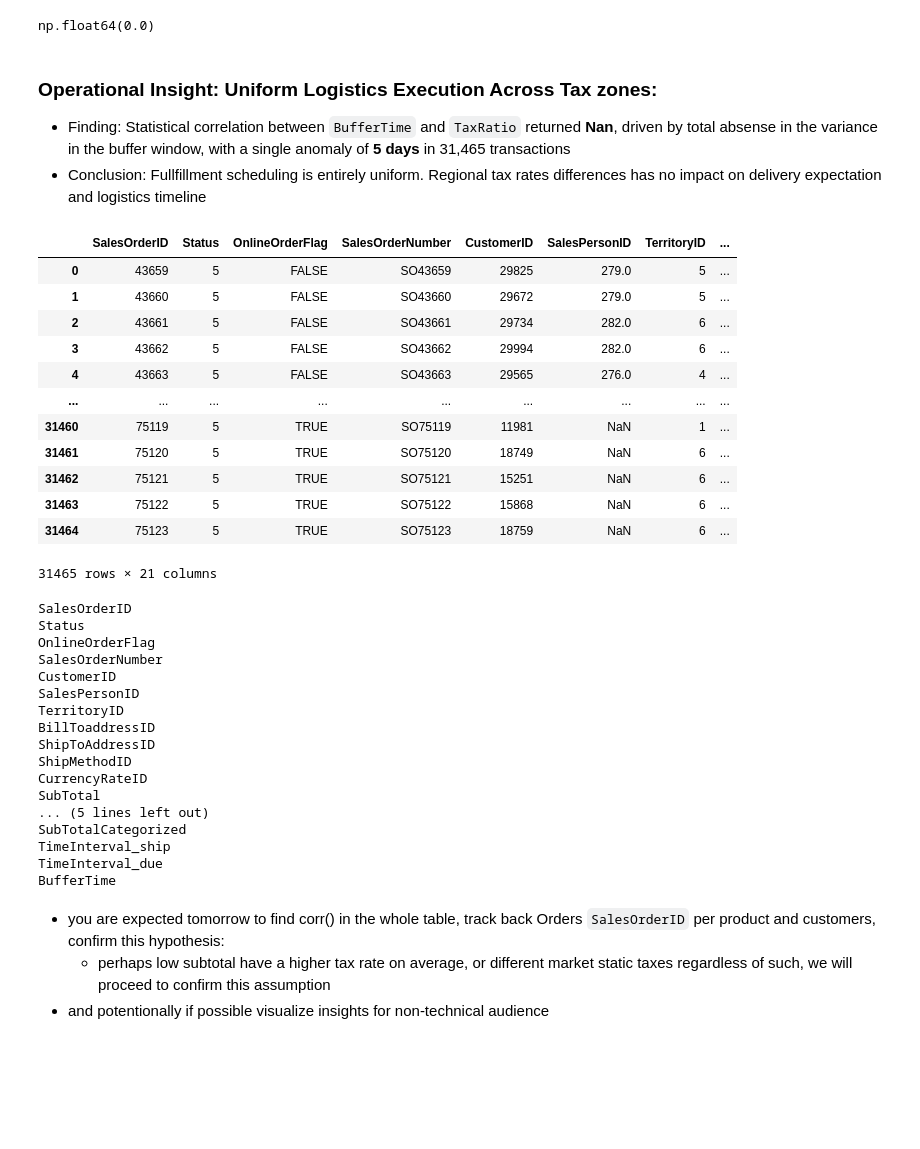
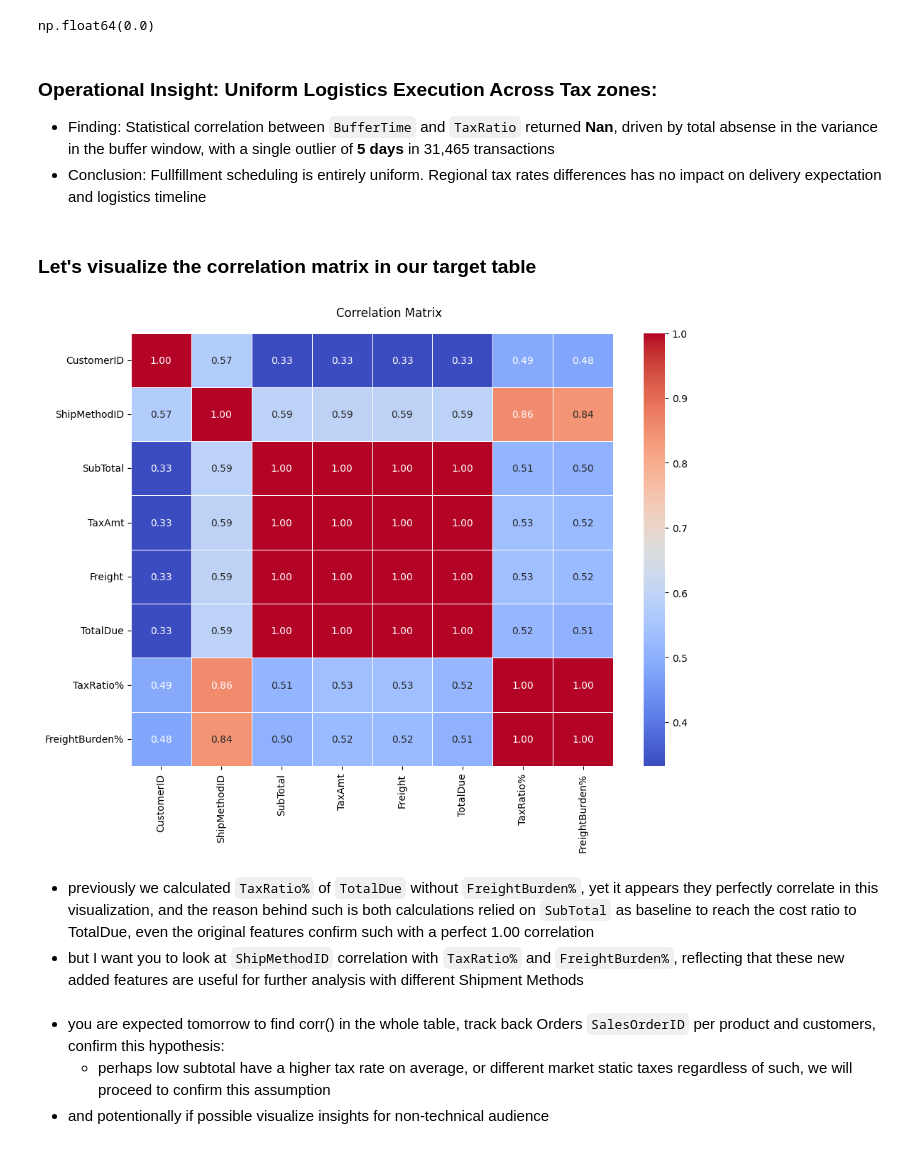
Before and after one commit to AtlasMarbx/AdventureWorks-Data-Migration-and-insight-extraction, a Jupyter notebook: EDA_process.ipynb, the cells around one changed output. Drawn from its saved outputs; the diff is of its cells as text; code cells hidden in the pictures; blank space fills up the shorter version.

```diff
--- a/EDA_process.ipynb
+++ b/EDA_process.ipynb
@@ -250,7 +274,7 @@ Transactions total sum for high paying customers:
 refined_df_orderheader['TaxRatio%'] = np.round(refined_df_orderheader['TaxAmt'] / (refined_df_orderheader['SubTotal'] + refined_df_orderheader['TaxAmt'])*100, 2)
 
 # calculating freight ratio from `TotalDue` for further analysis
-refined_df_orderheader['FreightBurden%'] = np.round((refined_df_orderheader['Freight'] / refined_df_orderheader['TotalDue']) * 100, 2)
+refined_df_orderheader['FreightBurden%'] = np.round(refined_df_orderheader['Freight'] / (refined_df_orderheader['SubTotal'] + refined_df_orderheader['Freight']) * 100, 2)
 
 refined_df_orderheader.head(3)
 # %% [output]
@@ -383,47 +412,38 @@ np.var(time_interval_summary['BufferTime'])
 np.float64(0.0)
 # %% [markdown]
 ### Operational Insight: Uniform Logistics Execution Across Tax zones:
-- Finding: Statistical correlation between `BufferTime` and `TaxRatio` returned **Nan**, driven by total absense in the variance in the buffer window, with a single anomaly of **5 days** in 31,465 transactions
+- Finding: Statistical correlation between `BufferTime` and `TaxRatio` returned **Nan**, driven by total absense in the variance in the buffer window, with a single outlier of **5 days** in 31,465 transactions
 - Conclusion: Fullfillment scheduling is entirely uniform. Regional tax rates differences has no impact on delivery expectation and logistics timeline
+# %% [markdown]
+### Let's visualize the correlation matrix in our target table
 # %%
-temp_table = refined_df_orderheader.drop(columns=['OrderDate', 'DueDate', 'ShipDate', 'PurchaseOrderNumber', 'AccountNumber', 'RevisionNumber'])
+import seaborn as sns
 
-temp_table
+temp_table = refined_df_orderheader.drop(columns=['OrderDate', 'DueDate', 'ShipDate', 'PurchaseOrderNumber', 'AccountNumber',
+                                                'RevisionNumber', 'OnlineOrderFlag', 'SalesOrderNumber', 'SubTotalCategorized',
+                                                'Status', 'BufferTime', 'SalesOrderID', 'TimeInterval_ship', 'TimeInterval_due',
+                                                'BillToaddressID', 'ShipToAddressID', 'SalesPersonID', 'TerritoryID', 'CurrencyRateID']) # doesn't add much weight to the correlation strength
+
+corr_matrix = temp_table.corr()
+correlation_matrix
+
+plt.figure(figsize=(10, 8))
+
+sns.heatmap(corr_matrix,
+            annot=True,
+            cmap='coolwarm',
+            fmt='.2f',
+            linewidth=0.4)
+
+plt.suptitle('Correlation Matrix')
+
+plt.tight_layout()
+plt.show()
 # %% [output]
-|  | SalesOrderID | Status | OnlineOrderFlag | SalesOrderNumber | CustomerID | SalesPersonID | TerritoryID | ... |
-| 0 | 43659 | 5 | FALSE | SO43659 | 29825 | 279.0 | 5 | ... |
-| 1 | 43660 | 5 | FALSE | SO43660 | 29672 | 279.0 | 5 | ... |
-| 2 | 43661 | 5 | FALSE | SO43661 | 29734 | 282.0 | 6 | ... |
-| 3 | 43662 | 5 | FALSE | SO43662 | 29994 | 282.0 | 6 | ... |
-| 4 | 43663 | 5 | FALSE | SO43663 | 29565 | 276.0 | 4 | ... |
-| ... | ... | ... | ... | ... | ... | ... | ... | ... |
-| 31460 | 75119 | 5 | TRUE | SO75119 | 11981 | NaN | 1 | ... |
-| 31461 | 75120 | 5 | TRUE | SO75120 | 18749 | NaN | 6 | ... |
-| 31462 | 75121 | 5 | TRUE | SO75121 | 15251 | NaN | 6 | ... |
-| 31463 | 75122 | 5 | TRUE | SO75122 | 15868 | NaN | 6 | ... |
-| 31464 | 75123 | 5 | TRUE | SO75123 | 18759 | NaN | 6 | ... |
-31465 rows × 21 columns
+[figure, added]
-# %%
-for i in temp_table.columns:
-    print(i)
-# %% [output]
-SalesOrderID
-Status
-OnlineOrderFlag
-SalesOrderNumber
-CustomerID
-SalesPersonID
-TerritoryID
-BillToaddressID
-ShipToAddressID
-ShipMethodID
-CurrencyRateID
-SubTotal
-... (5 lines left out)
-SubTotalCategorized
-TimeInterval_ship
-TimeInterval_due
-BufferTime
+# %% [markdown]
+- previously we calculated `TaxRatio%` of `TotalDue` without `FreightBurden%`, yet it appears they perfectly correlate in this visualization, and the reason behind such is both calculations relied on `SubTotal` as baseline to reach the cost ratio to TotalDue, even the original features confirm such with a perfect 1.00 correlation
+- but I want you to look at `ShipMethodID` correlation with `TaxRatio%` and `FreightBurden%`, reflecting that these new added features are useful for further analysis with different Shipment Methods
 # %% [markdown]
 - you are expected tomorrow to find corr() in the whole table, track back Orders `SalesOrderID` per product and customers, confirm this hypothesis:
     - perhaps low subtotal have a higher tax rate on average, or different market static taxes regardless of such, we will proceed to confirm this assumption
```
Also changed, not shown: parts of 5 cells of this notebook.
